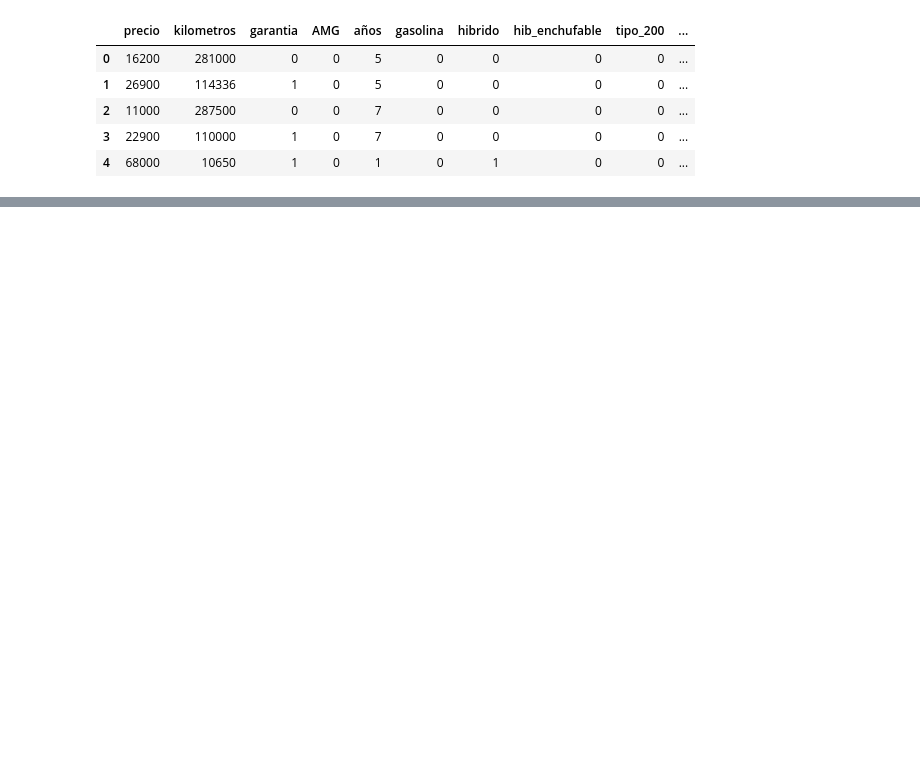
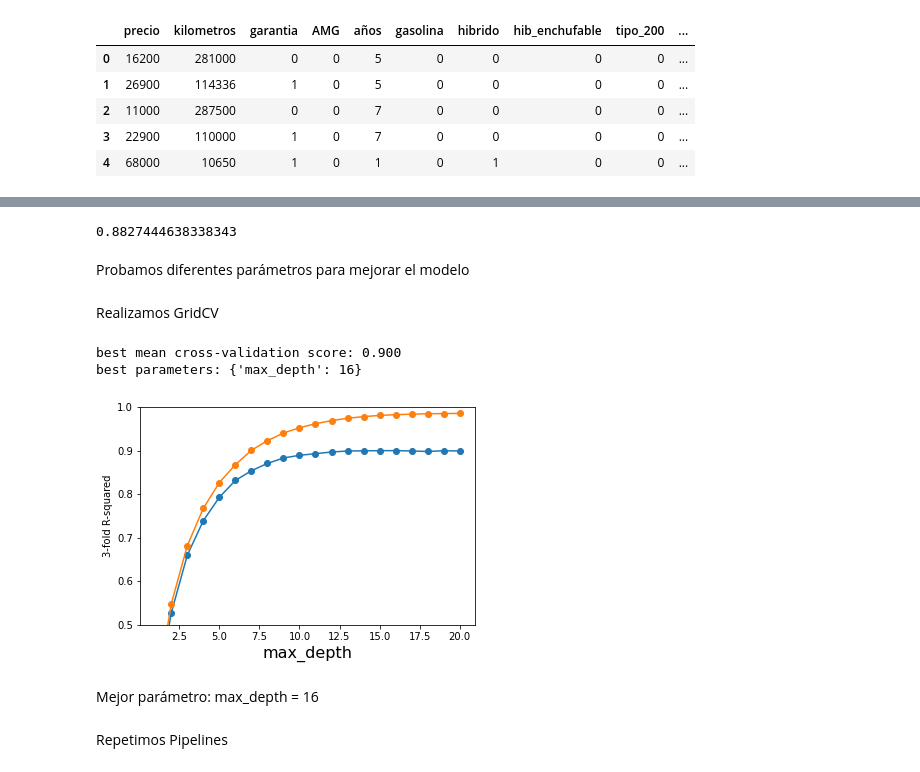
Before and after one commit to JAlonMor/Webscraping, a Jupyter notebook: MODEL_coches.ipynb, the cells around one changed output, grey strips where cells are left out. Drawn from its saved outputs; the diff is of its cells as text; code cells hidden in the pictures; blank space fills up the shorter version.

```diff
--- a/MODEL_coches.ipynb
+++ b/MODEL_coches.ipynb
@@ -199,0 +100,22 @@ Puede que tenga Overfitting
+# %%
+# Pipelines
+
+# Escalado de características 'años' y 'kilómetros'
+
+pre_process = ColumnTransformer(remainder = 'passthrough',
+                                transformers = [('scale_data_Mx_mn', MinMaxScaler(),['años','kilometros'])])
+
+# Aplicar escalado y transformación para realizar modelo RandomForestRegressor
+
+model_pipeline = Pipeline(steps = [('pre_processing', pre_process),
+                                   ('random_forest', RandomForestRegressor(max_depth=10, random_state=2, bootstrap = True))])
+
+# Aplicar transformación logarítmica a variable objetivo 'precio', procesar resto de Pipelines
+
+model = TransformedTargetRegressor(regressor = model_pipeline,
+                                   func = func,
+                                   inverse_func = inverse_func)
+# %%
+# Entrenar modelo
+
+model.fit(X_train, y_train)
@@ -199,0 +134,34 @@ Puede que tenga Overfitting
+# %%
+# Evaluar modelo
+
+model.score(X_test, y_test)
+# %% [output]
+0.8827444638338343
+# %% [markdown]
+Probamos diferentes parámetros para mejorar el modelo
+# %% [markdown]
+Realizamos GridCV
+# %%
+max_depth_arr = range(1, 20+1)
+tuned_parameters = {'max_depth': max_depth_arr}
+n_folds = 3 # ponemos este valor algo bajo para que no tarde demasiado
+clf = RandomForestRegressor(random_state=0, n_estimators=100, max_features='sqrt')
+grid = GridSearchCV(clf, param_grid=tuned_parameters, cv=n_folds, return_train_score=True)
+grid.fit(X_train, y_train)
+
+print("best mean cross-validation score: {:.3f}".format(grid.best_score_))
+print("best parameters: {}".format(grid.best_params_))
+scores_test = np.array(grid.cv_results_['mean_test_score'])
+scores_train = np.array(grid.cv_results_['mean_train_score'])
+plt.plot(max_depth_arr, scores_test, '-o', label='Validación')
+plt.plot(max_depth_arr, scores_train, '-o', label='Entrenamiento')
+plt.xlabel('max_depth', fontsize=16)
+plt.ylabel('{}-fold R-squared'.format(n_folds))
+plt.ylim((0.5, 1))
+plt.show()
+# %% [output]
+best mean cross-validation score: 0.900
+best parameters: {'max_depth': 16}
+[figure, added]
+# %% [markdown]
+Mejor parámetro: max_depth = 16
@@ -199,0 +170,2 @@ Puede que tenga Overfitting
+# %% [markdown]
+Repetimos Pipelines
```
Also changed, not shown: parts of 45 cells of this notebook.
